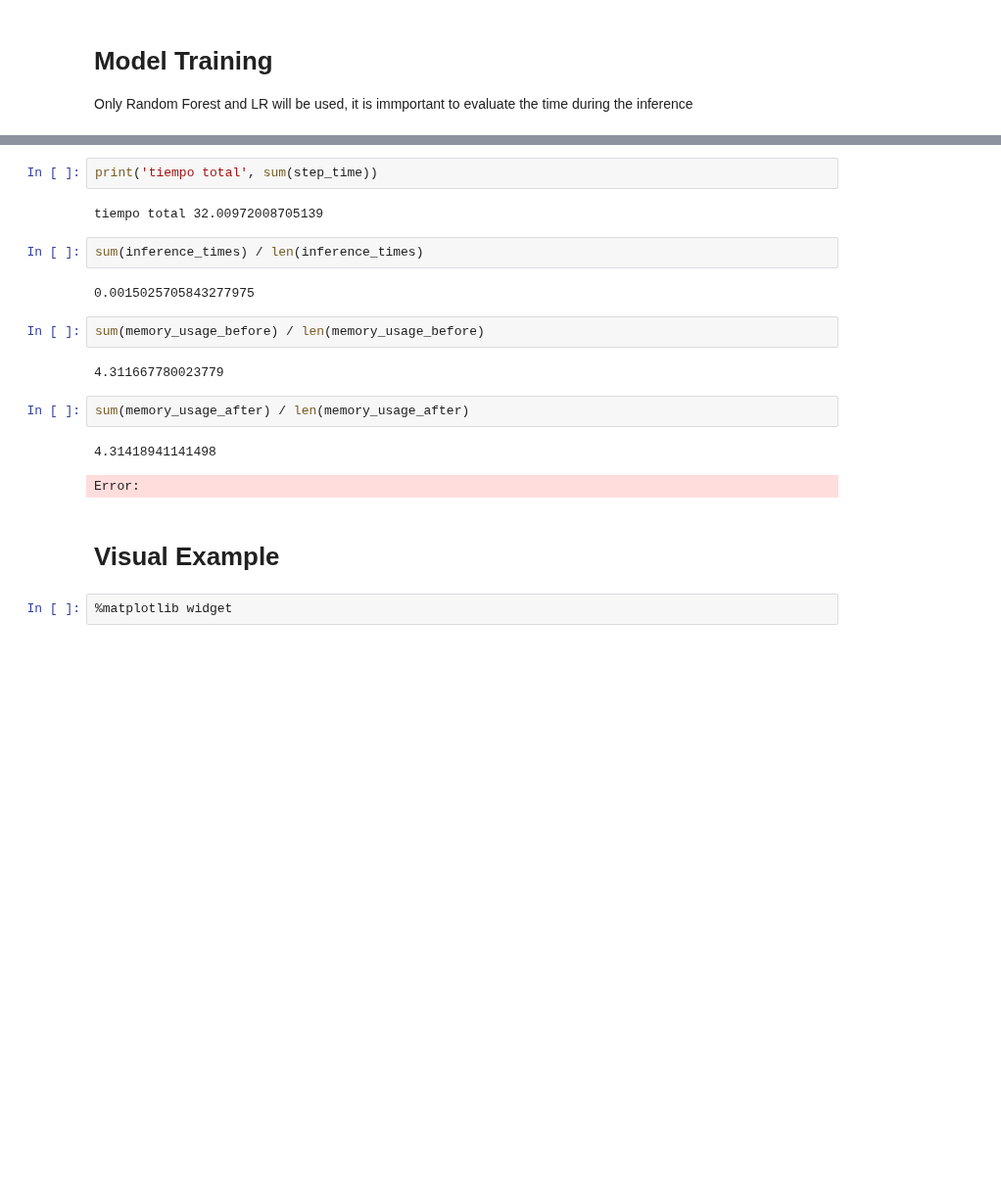
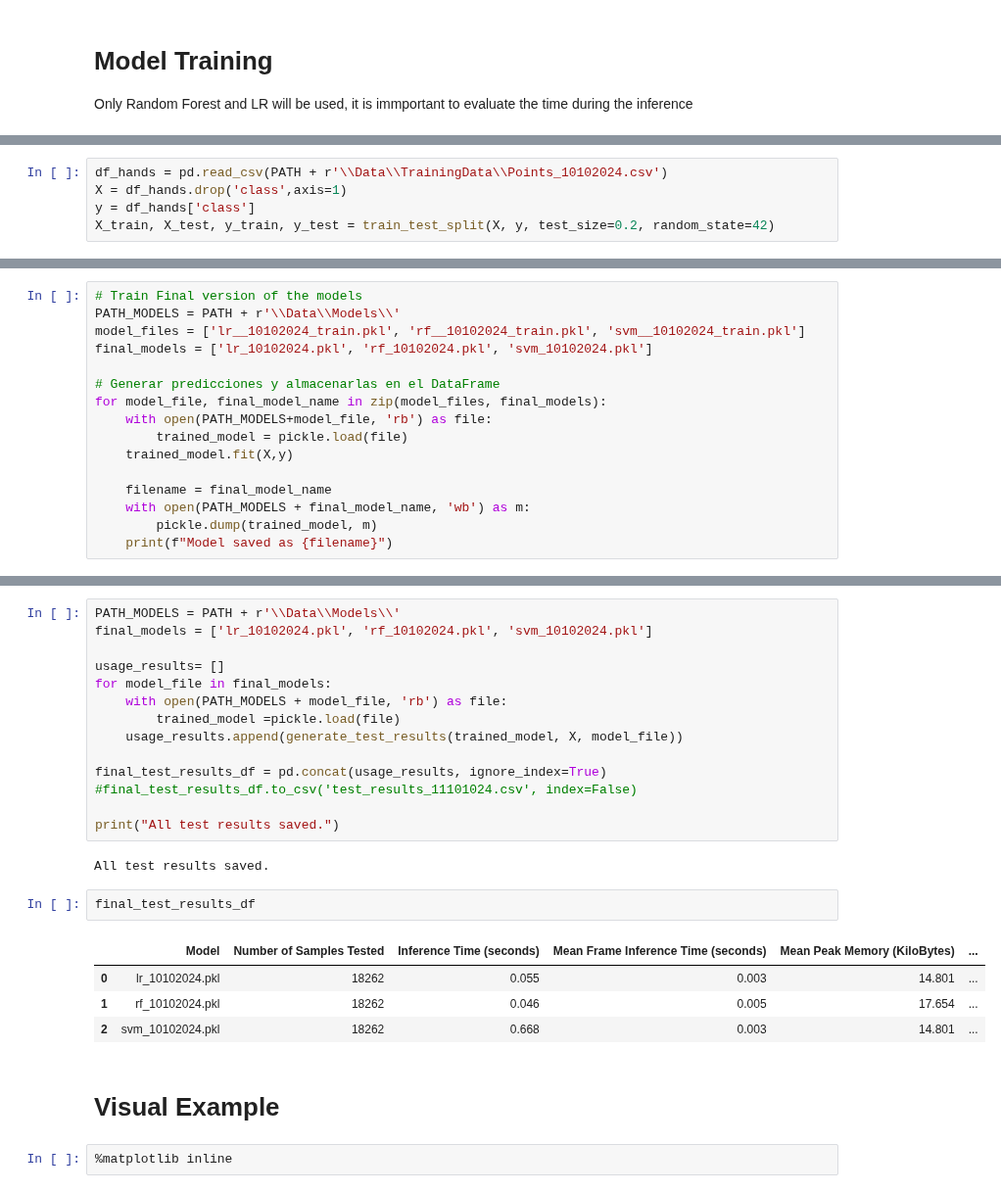
Before and after one commit to juannquinones/HandHygiene, a Jupyter notebook: Example.ipynb, the cells around one changed output, grey strips where cells are left out. Shown at 98% size. Cells and saved outputs as stored; diff of their text form; blank space fills up the shorter version.

```diff
--- a/Example.ipynb
+++ b/Example.ipynb
@@ -249,0 +271,5 @@ def train_model(df_hands, model, version_name=''):
+# %%
+df_hands = pd.read_csv(PATH + r'\\Data\\TrainingData\\Points_10102024.csv')
+X = df_hands.drop('class',axis=1)
+y = df_hands['class']
+X_train, X_test, y_train, y_test = train_test_split(X, y, test_size=0.2, random_state=42)
@@ -249,0 +348,16 @@ def train_model(df_hands, model, version_name=''):
+# %%
+# Train Final version of the models
+PATH_MODELS = PATH + r'\\Data\\Models\\'
+model_files = ['lr__10102024_train.pkl', 'rf__10102024_train.pkl', 'svm__10102024_train.pkl']
+final_models = ['lr_10102024.pkl', 'rf_10102024.pkl', 'svm_10102024.pkl']
+
+# Generar predicciones y almacenarlas en el DataFrame
+for model_file, final_model_name in zip(model_files, final_models):
+    with open(PATH_MODELS+model_file, 'rb') as file:
+        trained_model = pickle.load(file)
+    trained_model.fit(X,y)
+
+    filename = final_model_name
+    with open(PATH_MODELS + final_model_name, 'wb') as m:
+        pickle.dump(trained_model, m)
+    print(f"Model saved as {filename}")
@@ -512,24 +411,30 @@ NameError: name 'tracemalloc' is not defined
-# %%
-print('tiempo total', sum(step_time))
-# %% [output]
-tiempo total 32.00972008705139
-# %%
-sum(inference_times) / len(inference_times)
-# %% [output]
-0.0015025705843277975
-# %%
-sum(memory_usage_before) / len(memory_usage_before)
-# %% [output]
-4.311667780023779
-# %%
-sum(memory_usage_after) / len(memory_usage_after)
-# %% [output]
-4.31418941141498
-Error:
+# %%
+PATH_MODELS = PATH + r'\\Data\\Models\\'
+final_models = ['lr_10102024.pkl', 'rf_10102024.pkl', 'svm_10102024.pkl']
+
+usage_results= []
+for model_file in final_models:
+    with open(PATH_MODELS + model_file, 'rb') as file:
+        trained_model =pickle.load(file)
+    usage_results.append(generate_test_results(trained_model, X, model_file))
+
+final_test_results_df = pd.concat(usage_results, ignore_index=True)
+#final_test_results_df.to_csv('test_results_11101024.csv', index=False)
+
+print("All test results saved.")
+# %% [output]
+All test results saved.
+# %%
+final_test_results_df
+# %% [output]
+|  | Model | Number of Samples Tested | Inference Time (seconds) | Mean Frame Inference Time (seconds) | Mean Peak Memory (KiloBytes) | ... |
+| 0 | lr_10102024.pkl | 18262 | 0.055 | 0.003 | 14.801 | ... |
+| 1 | rf_10102024.pkl | 18262 | 0.046 | 0.005 | 17.654 | ... |
+| 2 | svm_10102024.pkl | 18262 | 0.668 | 0.003 | 14.801 | ... |
 # %% [markdown]
 # Visual Example
 # %%
-%matplotlib widget
+%matplotlib inline
 # %%
 points_array_deque = deque() # Para ir guardando datos en memoria
 for f in video_paths[:]:
```
Also changed, not shown: parts of 36 cells of this notebook, 27 other files.
